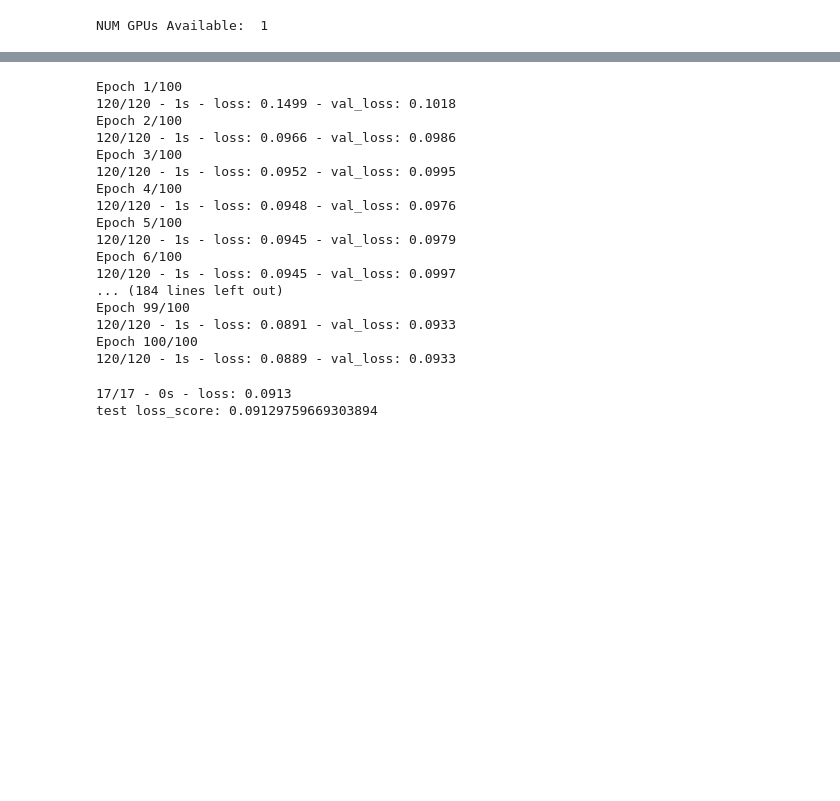
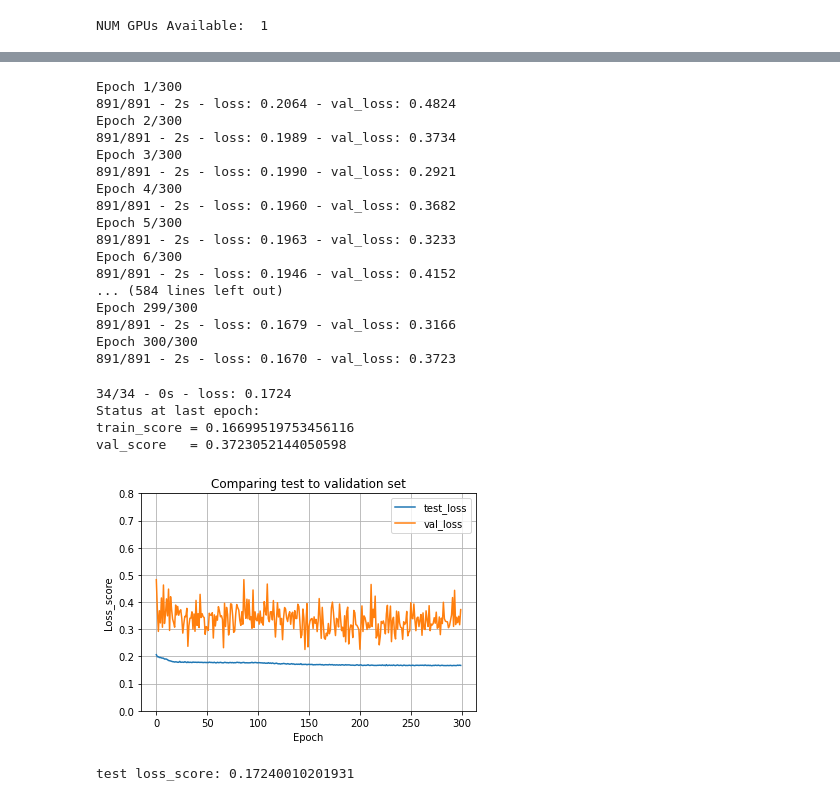
Before and after one commit to matthew-samyn/DL-wine-quality, a Jupyter notebook: neural_network_regression.ipynb, the cells around one changed output, grey strips where cells are left out. Cells and saved outputs as stored; diff of their text form; code cells hidden in the pictures; blank space fills up the shorter version.

```diff
--- a/neural_network_regression.ipynb
+++ b/neural_network_regression.ipynb
@@ -32,40 +46,43 @@ Index(['fixed acidity', 'volatile acidity', 'citric acid', 'residual sugar',
+# %%
+y = df["quality"].values
+X = df.drop(["quality","target"], axis=1).values
+X_train, X_test, y_train, y_test_unnorm = train_test_split(X,y,test_size=0.2, stratify=df["target"].values,
+                                                           shuffle=True, random_state=6)
+# %%
+smote = SMOTE(random_state=6, k_neighbors=5)
+X_train_smote, y_train_smote = smote.fit_resample(X_train, y_train)
 # %%
-y = df["quality"].values
-X = df.drop(["quality"], axis=1).values
-X_train, X_test, y_train, y_test = train_test_split(X,y,test_size=0.1, stratify=y, shuffle=True)
 scaler = MinMaxScaler().fit(X_train)
-X_train = scaler.transform(X_train)
+X_train_smote = scaler.transform(X_train_smote)
 X_test = scaler.transform(X_test)
 scaler_y = MinMaxScaler().fit(y_train.reshape(-1,1))
-y_train = scaler_y.transform(y_train.reshape(-1,1))
-y_test = scaler_y.transform(y_test.reshape(-1,1))
+y_train_smote = scaler_y.transform(y_train_smote.reshape(-1,1))
+y_test = scaler_y.transform(y_test_unnorm.reshape(-1,1))
 # %%
-linear_model = Sequential([
-    Dense(units=8,activation="relu"),
-    Dense(units=16, activation="relu"),
-    Dense(units=1)
-])
+linear_model = Sequential([*
+    [Dense(units=200,activation="tanh")]*100 + [Dense(units=1)]
+                           ])
 linear_model.compile(
-    optimizer=tf.optimizers.Adam(learning_rate=0.001),
+    optimizer=tf.optimizers.Adam(learning_rate=0.006),
     loss='mean_absolute_error')
 
-history = linear_model.fit(X_train, y_train,epochs=100,
-                           verbose=2,validation_split = 0.2)
+history = linear_model.fit(X_train_smote, y_train_smote, epochs=300,
+                           verbose=2,validation_split =0.2,batch_size=10)
 # %% [output]
-Epoch 1/100
-120/120 - 1s - loss: 0.1499 - val_loss: 0.1018
-Epoch 2/100
-120/120 - 1s - loss: 0.0966 - val_loss: 0.0986
-Epoch 3/100
-120/120 - 1s - loss: 0.0952 - val_loss: 0.0995
-Epoch 4/100
-120/120 - 1s - loss: 0.0948 - val_loss: 0.0976
-Epoch 5/100
-120/120 - 1s - loss: 0.0945 - val_loss: 0.0979
-Epoch 6/100
-120/120 - 1s - loss: 0.0945 - val_loss: 0.0997
-... (184 lines left out)
-Epoch 99/100
-120/120 - 1s - loss: 0.0891 - val_loss: 0.0933
-Epoch 100/100
-120/120 - 1s - loss: 0.0889 - val_loss: 0.0933
+Epoch 1/300
+891/891 - 2s - loss: 0.2064 - val_loss: 0.4824
+Epoch 2/300
+891/891 - 2s - loss: 0.1989 - val_loss: 0.3734
+Epoch 3/300
+891/891 - 2s - loss: 0.1990 - val_loss: 0.2921
+Epoch 4/300
+891/891 - 2s - loss: 0.1960 - val_loss: 0.3682
+Epoch 5/300
+891/891 - 2s - loss: 0.1963 - val_loss: 0.3233
+Epoch 6/300
+891/891 - 2s - loss: 0.1946 - val_loss: 0.4152
+... (584 lines left out)
+Epoch 299/300
+891/891 - 2s - loss: 0.1679 - val_loss: 0.3166
+Epoch 300/300
+891/891 - 2s - loss: 0.1670 - val_loss: 0.3723
@@ -72,8 +91,11 @@ Epoch 100/100
 # %%
-test_results = linear_model.evaluate(
-    X_test,
-    y_test, verbose=2)
+test_results = linear_model.evaluate(X_test, y_test, verbose=2)
+plot_and_print_loss(history)
 print(f"test loss_score: {test_results}")
 # %% [output]
-17/17 - 0s - loss: 0.0913
-test loss_score: 0.09129759669303894
+34/34 - 0s - loss: 0.1724
+Status at last epoch:
+train_score = 0.16699519753456116
+val_score   = 0.3723052144050598
+[figure, added]
+test loss_score: 0.17240010201931
```
Also changed, not shown: parts of 7 cells of this notebook, 9 other files.
